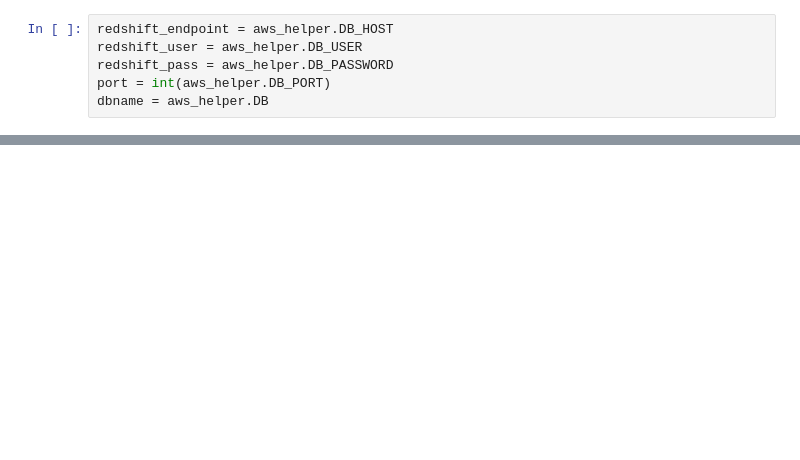
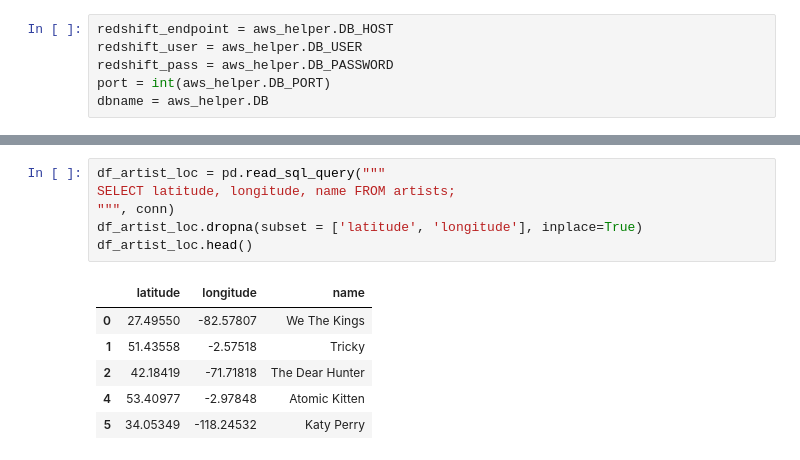
Before and after one commit to tw-abramin/udacity-redshift, a Jupyter notebook: dashboard.ipynb, the cells around one changed output, grey strips where cells are left out. Drawn from its saved outputs; the diff is of its cells as text; blank space fills up the shorter version.

```diff
--- a/dashboard.ipynb
+++ b/dashboard.ipynb
@@ -40,0 +77,13 @@ df.head()
+# %%
+df_artist_loc = pd.read_sql_query("""
+SELECT latitude, longitude, name FROM artists;
+""", conn)
+df_artist_loc.dropna(subset = ['latitude', 'longitude'], inplace=True)
+df_artist_loc.head()
+# %% [output]
+|  | latitude | longitude | name |
+| 0 | 27.49550 | -82.57807 | We The Kings |
+| 1 | 51.43558 | -2.57518 | Tricky |
+| 2 | 42.18419 | -71.71818 | The Dear Hunter |
+| 4 | 53.40977 | -2.97848 | Atomic Kitten |
+| 5 | 34.05349 | -118.24532 | Katy Perry |
```
Also changed, not shown: parts of 10 cells of this notebook, 1 other file.
